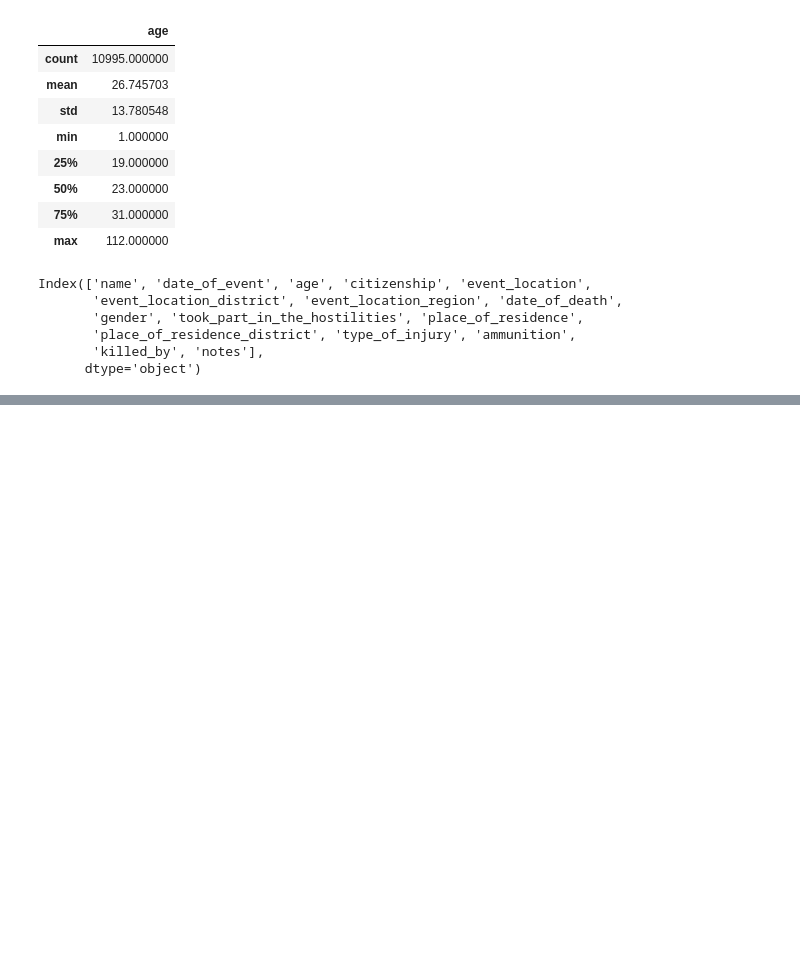
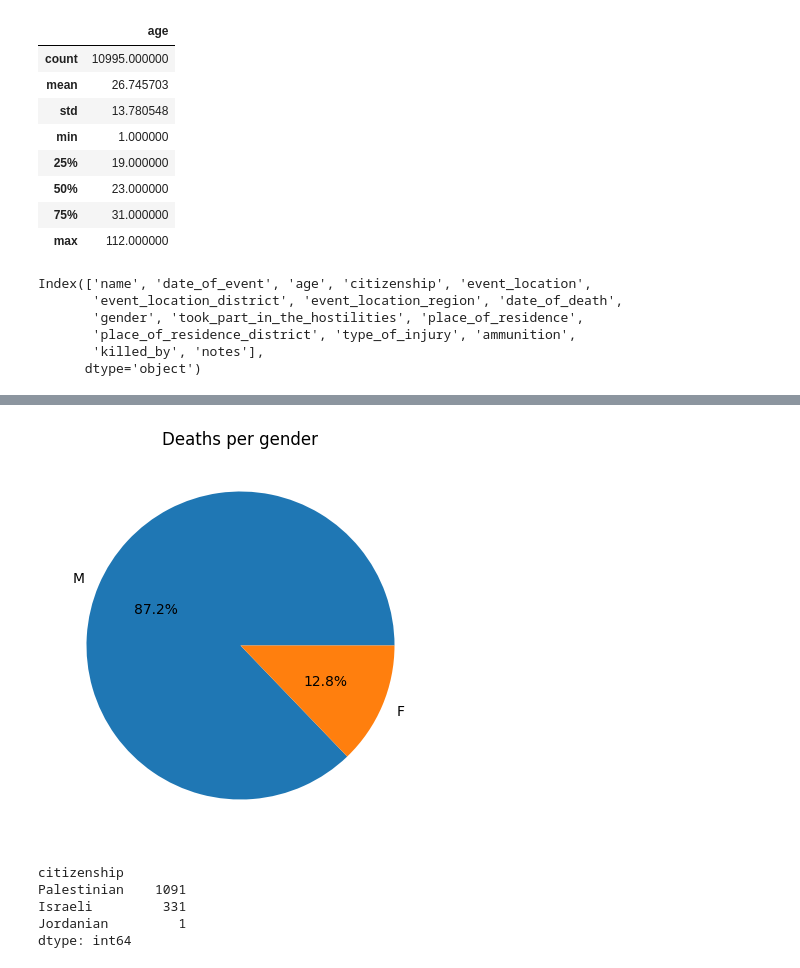
Before and after one commit to DanielMPMatCom/Israeli-Palestinian-Conflict-Statistics-Project, a Jupyter notebook: main.ipynb, the cells around one changed output, grey strips where cells are left out. Cells and saved outputs as stored; diff of their text form; code cells hidden in the pictures; blank space fills up the shorter version.

```diff
--- a/main.ipynb
+++ b/main.ipynb
@@ -41,0 +127,25 @@ Index(['name', 'date_of_event', 'age', 'citizenship', 'event_location',
+# %%
+# Extract the column containing categorical data
+column_values = df['gender']
+
+# Calculate the count of each category
+category_counts = column_values.value_counts()
+
+# Plotting
+plt.figure(figsize=(5, 5))  # Optional: Adjust the figure size
+plt.pie(category_counts, labels=category_counts.index, autopct='%1.1f%%')
+plt.title('Deaths per gender')
+plt.show()
+# %% [output]
+[figure, added]
+# %%
+
+result = df[df['gender'] == 'F'].groupby('citizenship').size()
+sorted_result = result.sort_values(ascending = False)
+sorted_result.head()
+# %% [output]
+citizenship
+Palestinian    1091
+Israeli         331
+Jordanian         1
+dtype: int64
```
Also changed, not shown: parts of 11 cells of this notebook, 1 other file.
